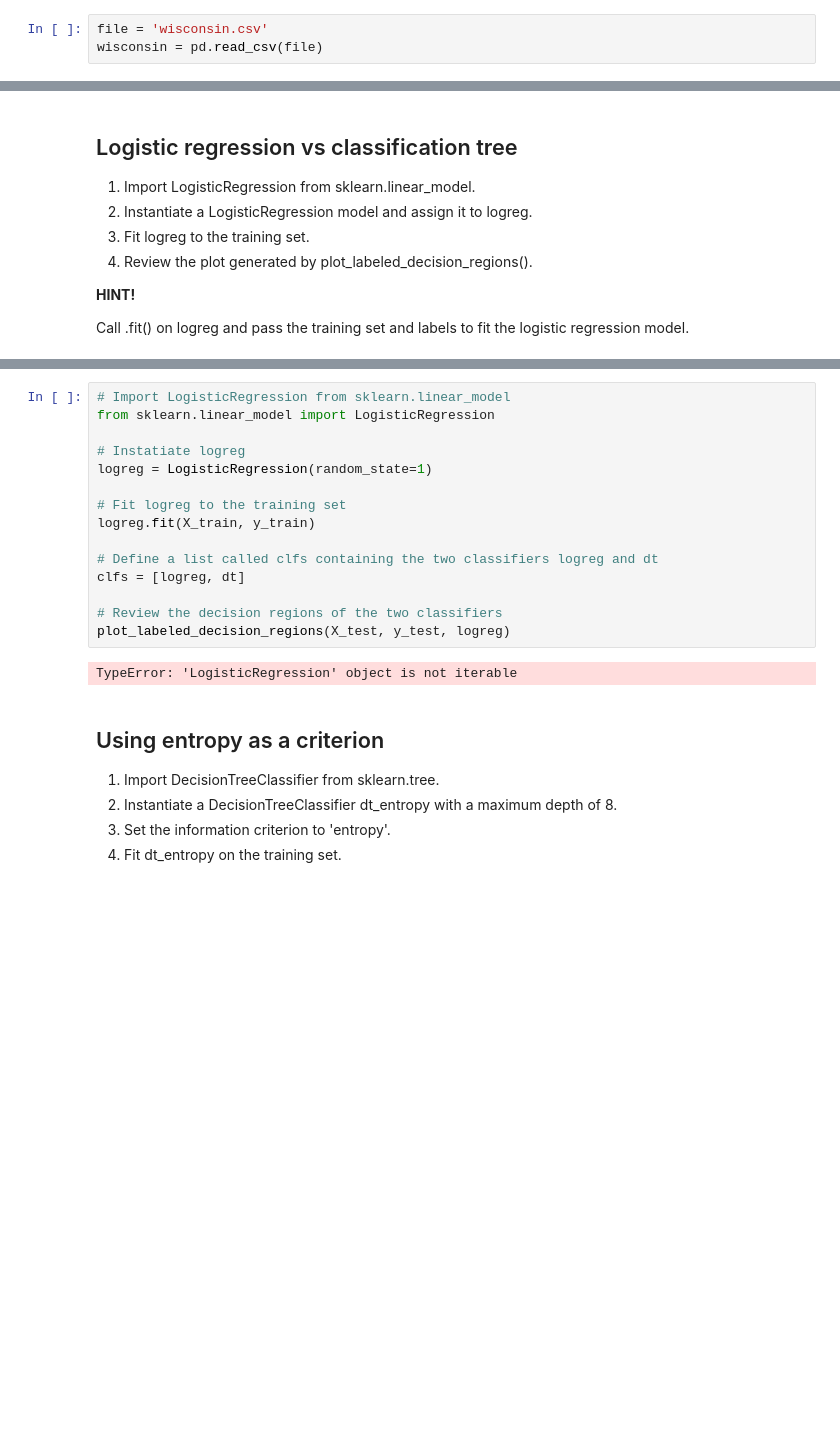
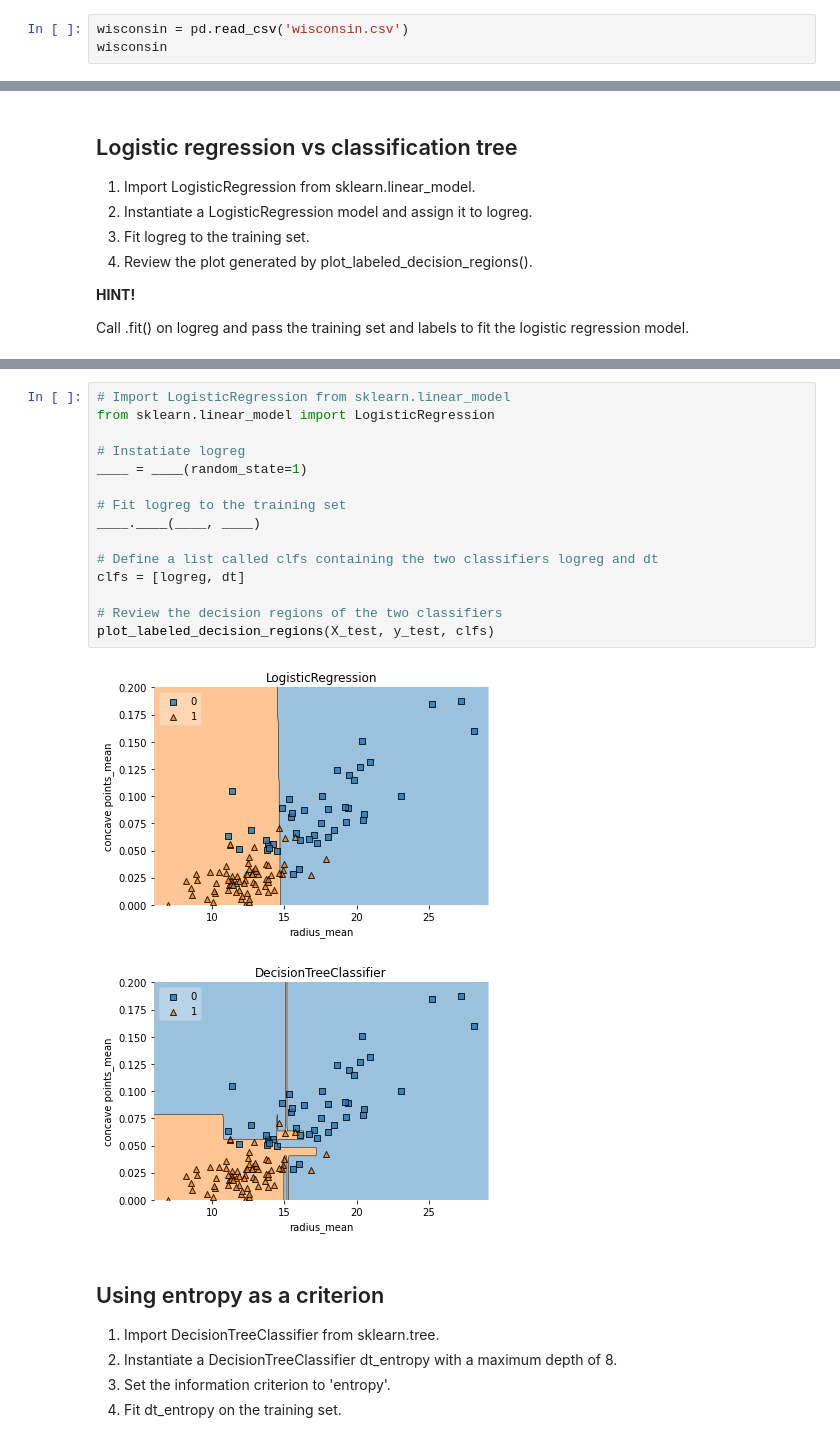
Before and after one commit to fauzan01/H8_5, a Jupyter notebook: sesi13/assignment/7_Regression_and_Classification_Trees.ipynb, the cells around one changed output, grey strips where cells are left out. Cells and saved outputs as stored; diff of their text form; blank space fills up the shorter version.

```diff
--- a/sesi13/assignment/7_Regression_and_Classification_Trees.ipynb
+++ b/sesi13/assignment/7_Regression_and_Classification_Trees.ipynb
@@ -6,5 +6,5 @@ import matplotlib as mpl
 import sys, os, scipy, sklearn
 import sklearn.metrics, sklearn.preprocessing, sklearn.model_selection, sklearn.tree, sklearn.linear_model, sklearn.cluster
 # %%
-file = 'wisconsin.csv'
-wisconsin = pd.read_csv(file)
+wisconsin = pd.read_csv('wisconsin.csv')
+wisconsin
@@ -122,20 +152,21 @@ ModuleNotFoundError: No module named 'mlxtend'
 # %%
 # Import LogisticRegression from sklearn.linear_model
 from sklearn.linear_model import LogisticRegression
 
 # Instatiate logreg
-logreg = LogisticRegression(random_state=1)
+____ = ____(random_state=1)
 
 # Fit logreg to the training set
-logreg.fit(X_train, y_train)
+____.____(____, ____)
 
 # Define a list called clfs containing the two classifiers logreg and dt
 clfs = [logreg, dt]
 
 # Review the decision regions of the two classifiers
-plot_labeled_decision_regions(X_test, y_test, logreg)
+plot_labeled_decision_regions(X_test, y_test, clfs)
 # %% [output]
-TypeError: 'LogisticRegression' object is not iterable
+[figure, added]
+[figure, added]
 # %% [markdown]
 ## Using entropy as a criterion
 
```
Also changed, not shown: parts of 11 cells of this notebook, 5 other files.
